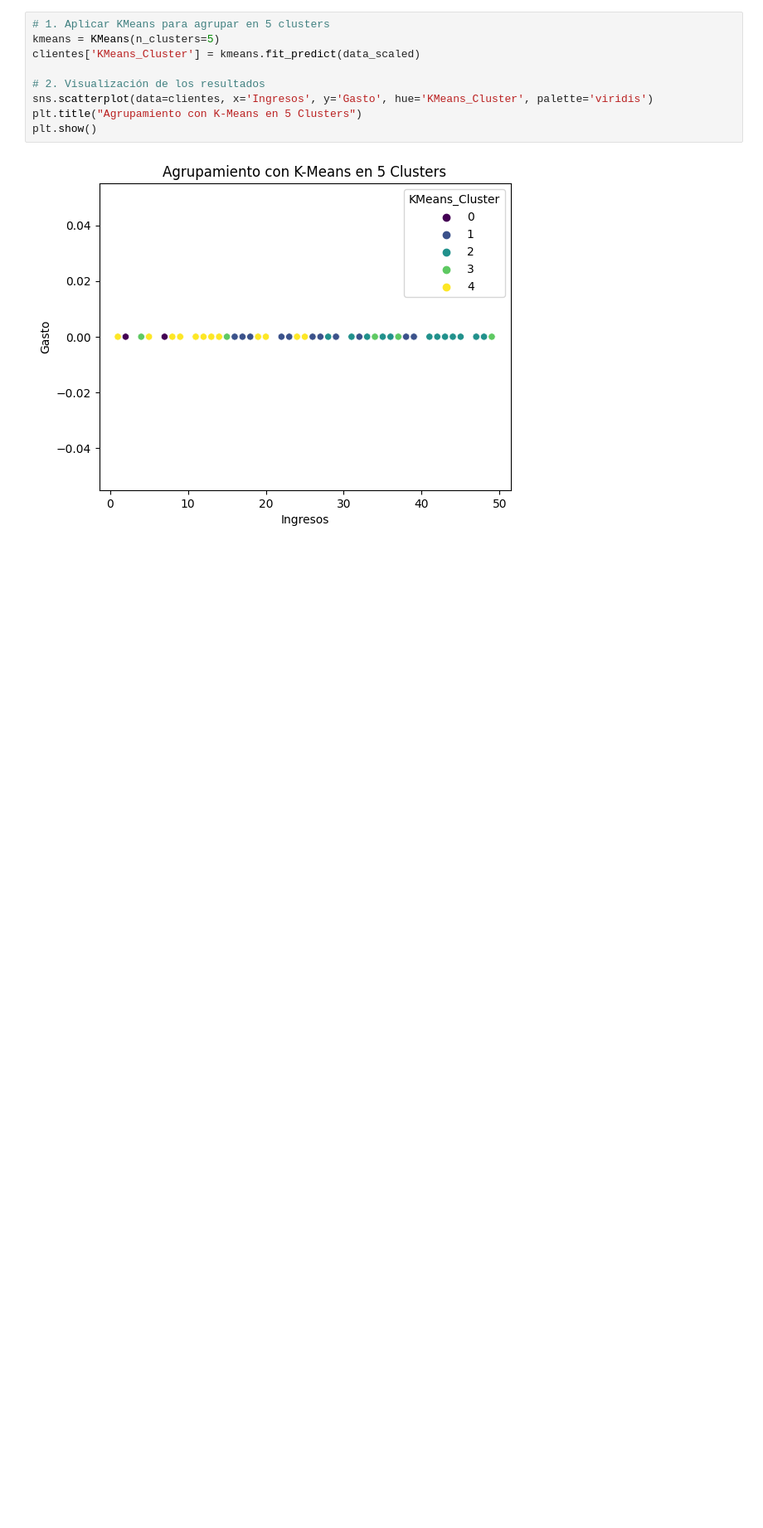
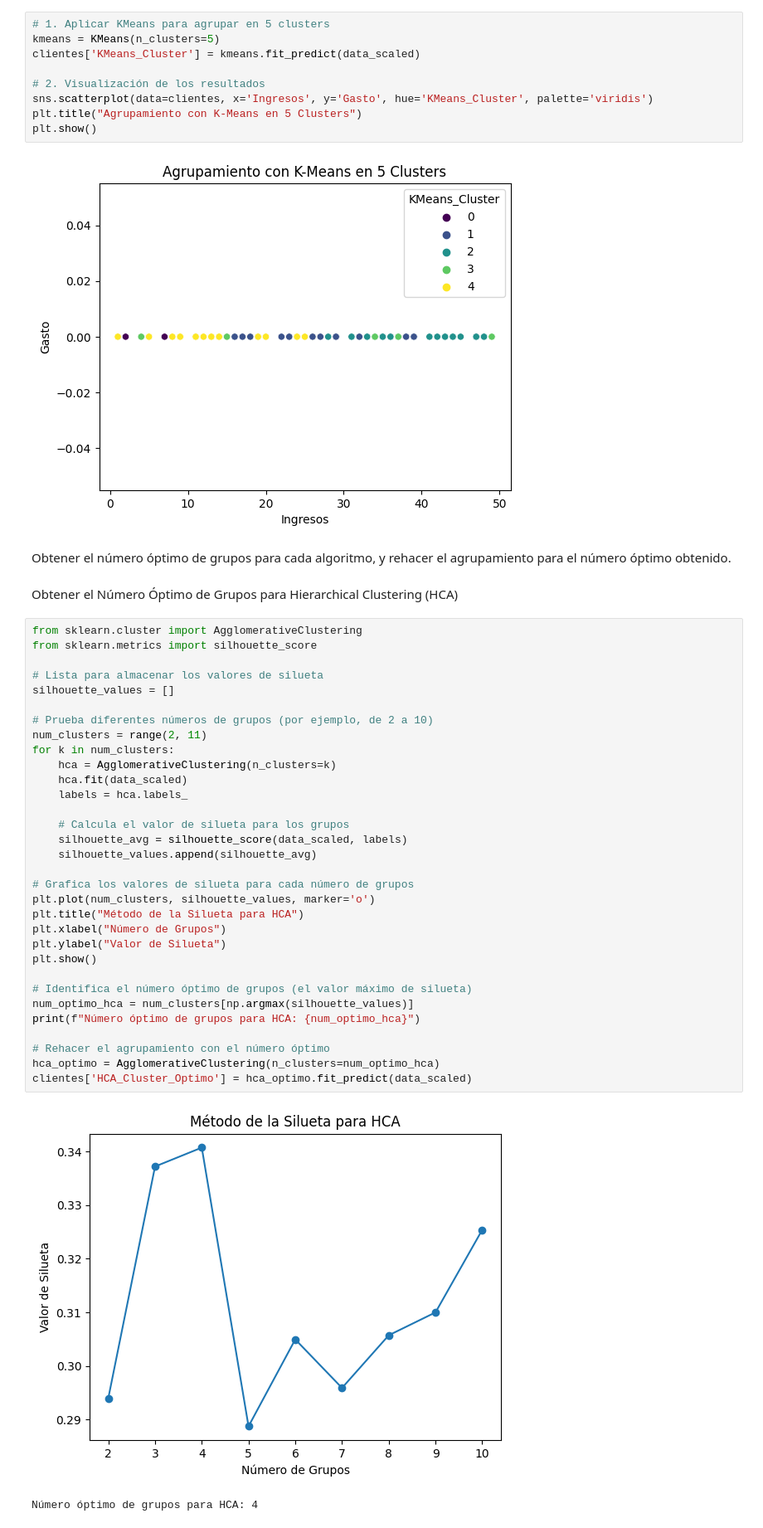
Before and after one commit to fpabi/Tareas, a Jupyter notebook: Tarea_18.ipynb, the cells around one changed output. Shown at 83% size. Cells and saved outputs as stored; diff of their text form; blank space fills up the shorter version.

Commit message:
numero optimo de grupos para ambos métodos

```diff
--- a/Tarea_18.ipynb
+++ b/Tarea_18.ipynb
@@ -179,3 +179,43 @@ plt.title("Agrupamiento con K-Means en 5 Clusters")
 plt.show()
 # %% [output]
 [figure]
+# %% [markdown]
+Obtener el número óptimo de grupos para cada algoritmo, y rehacer el agrupamiento
+para el número óptimo obtenido.
+# %% [markdown]
+Obtener el Número Óptimo de Grupos para Hierarchical Clustering (HCA)
+# %%
+from sklearn.cluster import AgglomerativeClustering
+from sklearn.metrics import silhouette_score
+
+# Lista para almacenar los valores de silueta
+silhouette_values = []
+
+# Prueba diferentes números de grupos (por ejemplo, de 2 a 10)
+num_clusters = range(2, 11)
+for k in num_clusters:
+    hca = AgglomerativeClustering(n_clusters=k)
+    hca.fit(data_scaled)
+    labels = hca.labels_
+
+    # Calcula el valor de silueta para los grupos
+    silhouette_avg = silhouette_score(data_scaled, labels)
+    silhouette_values.append(silhouette_avg)
+
+# Grafica los valores de silueta para cada número de grupos
+plt.plot(num_clusters, silhouette_values, marker='o')
+plt.title("Método de la Silueta para HCA")
+plt.xlabel("Número de Grupos")
+plt.ylabel("Valor de Silueta")
+plt.show()
+
+# Identifica el número óptimo de grupos (el valor máximo de silueta)
+num_optimo_hca = num_clusters[np.argmax(silhouette_values)]
+print(f"Número óptimo de grupos para HCA: {num_optimo_hca}")
+
+# Rehacer el agrupamiento con el número óptimo
+hca_optimo = AgglomerativeClustering(n_clusters=num_optimo_hca)
+clientes['HCA_Cluster_Optimo'] = hca_optimo.fit_predict(data_scaled)
+# %% [output]
+[figure, added]
+Número óptimo de grupos para HCA: 4
```
Also changed, not shown: parts of 2 cells of this notebook.
